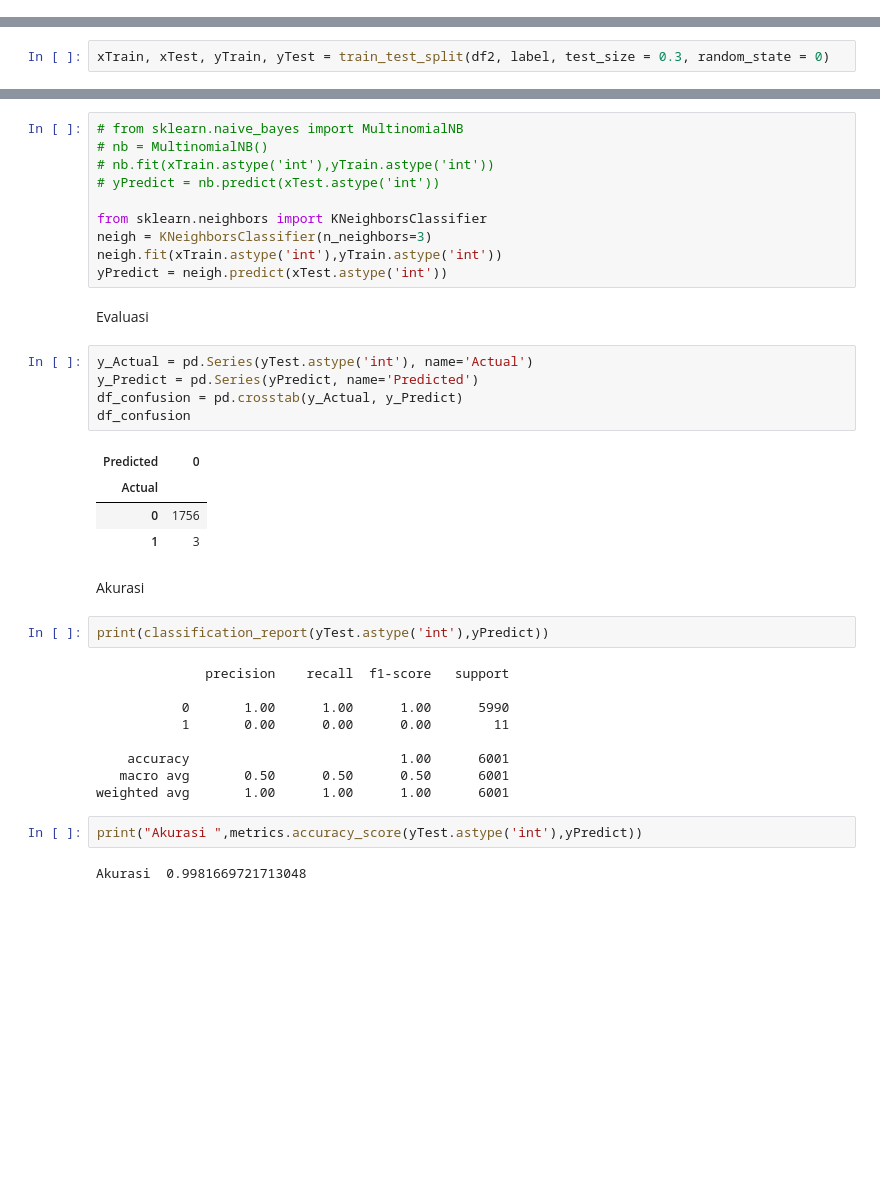
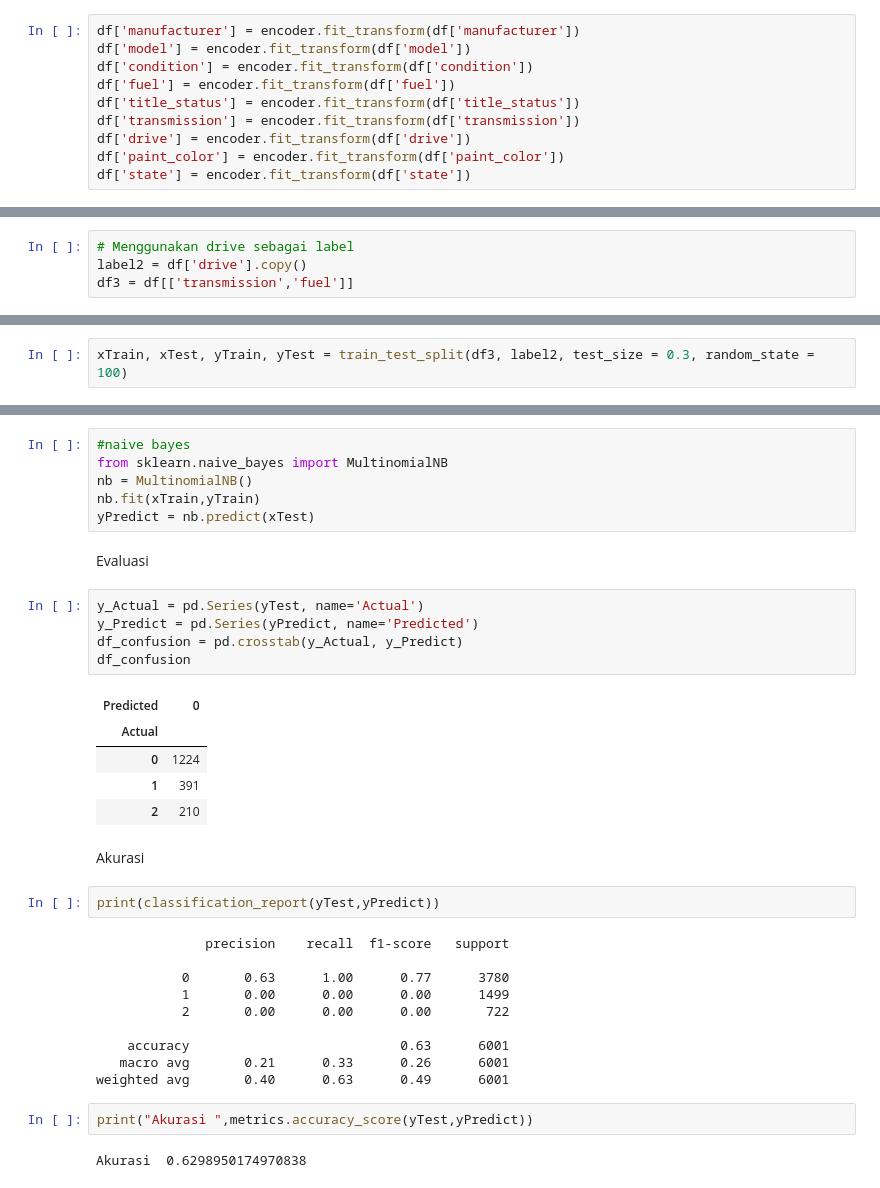
Before and after one commit to rickylukman/Machine-Learning, a Jupyter notebook: Machine_Learning_Clasification_Alvianda_Ricky.ipynb, the cells around one changed output, grey strips where cells are left out. Cells and saved outputs as stored; diff of their text form; blank space fills up the shorter version.

```diff
--- a/Machine_Learning_Clasification_Alvianda_Ricky.ipynb
+++ b/Machine_Learning_Clasification_Alvianda_Ricky.ipynb
@@ -29,0 +245,10 @@ df.head()
+# %%
+df['manufacturer'] = encoder.fit_transform(df['manufacturer'])
+df['model'] = encoder.fit_transform(df['model'])
+df['condition'] = encoder.fit_transform(df['condition'])
+df['fuel'] = encoder.fit_transform(df['fuel'])
+df['title_status'] = encoder.fit_transform(df['title_status'])
+df['transmission'] = encoder.fit_transform(df['transmission'])
+df['drive'] = encoder.fit_transform(df['drive'])
+df['paint_color'] = encoder.fit_transform(df['paint_color'])
+df['state'] = encoder.fit_transform(df['state'])
@@ -95,45 +421,47 @@ label = df['condition'].copy()
+# %%
+# Menggunakan drive sebagai label
+label2 = df['drive'].copy()
+df3 = df[['transmission','fuel']]
 # %% [markdown]
 ### Split menjadi train dan test
 # %%
-xTrain, xTest, yTrain, yTest = train_test_split(df2, label, test_size = 0.3, random_state = 0)
+xTrain, xTest, yTrain, yTest = train_test_split(df3, label2, test_size = 0.3, random_state = 100)
 # %% [markdown]
 ### Training
 # %%
-# from sklearn.naive_bayes import MultinomialNB
-# nb = MultinomialNB()
-# nb.fit(xTrain.astype('int'),yTrain.astype('int'))
-# yPredict = nb.predict(xTest.astype('int'))
-
-from sklearn.neighbors import KNeighborsClassifier
-neigh = KNeighborsClassifier(n_neighbors=3)
-neigh.fit(xTrain.astype('int'),yTrain.astype('int'))
-yPredict = neigh.predict(xTest.astype('int'))
+#naive bayes
+from sklearn.naive_bayes import MultinomialNB
+nb = MultinomialNB()
+nb.fit(xTrain,yTrain)
+yPredict = nb.predict(xTest)
 # %% [markdown]
 Evaluasi
 # %%
-y_Actual = pd.Series(yTest.astype('int'), name='Actual')
+y_Actual = pd.Series(yTest, name='Actual')
 y_Predict = pd.Series(yPredict, name='Predicted')
 df_confusion = pd.crosstab(y_Actual, y_Predict)
 df_confusion
 # %% [output]
 | Predicted | 0 |
 | Actual |  |
-| 0 | 1756 |
-| 1 | 3 |
+| 0 | 1224 |
+| 1 | 391 |
+| 2 | 210 |
 # %% [markdown]
 Akurasi
 # %%
-print(classification_report(yTest.astype('int'),yPredict))
+print(classification_report(yTest,yPredict))
 # %% [output]
               precision    recall  f1-score   support
 
-           0       1.00      1.00      1.00      5990
-           1       0.00      0.00      0.00        11
+           0       0.63      1.00      0.77      3780
+           1       0.00      0.00      0.00      1499
+           2       0.00      0.00      0.00       722
 
-    accuracy                           1.00      6001
-   macro avg       0.50      0.50      0.50      6001
-weighted avg       1.00      1.00      1.00      6001
+    accuracy                           0.63      6001
+   macro avg       0.21      0.33      0.26      6001
+weighted avg       0.40      0.63      0.49      6001
 # %%
-print("Akurasi ",metrics.accuracy_score(yTest.astype('int'),yPredict))
+print("Akurasi ",metrics.accuracy_score(yTest,yPredict))
 # %% [output]
-Akurasi  0.9981669721713048
+Akurasi  0.6298950174970838
```
Also changed, not shown: parts of 52 cells of this notebook.
